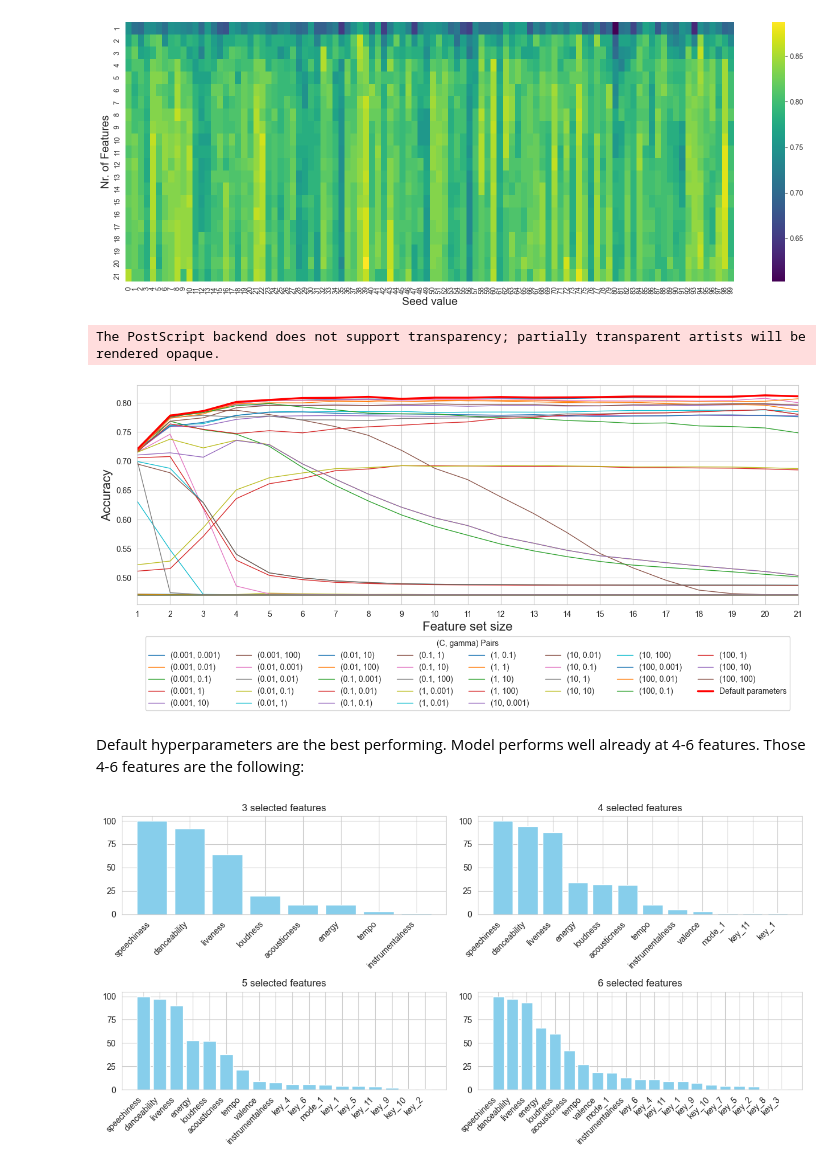
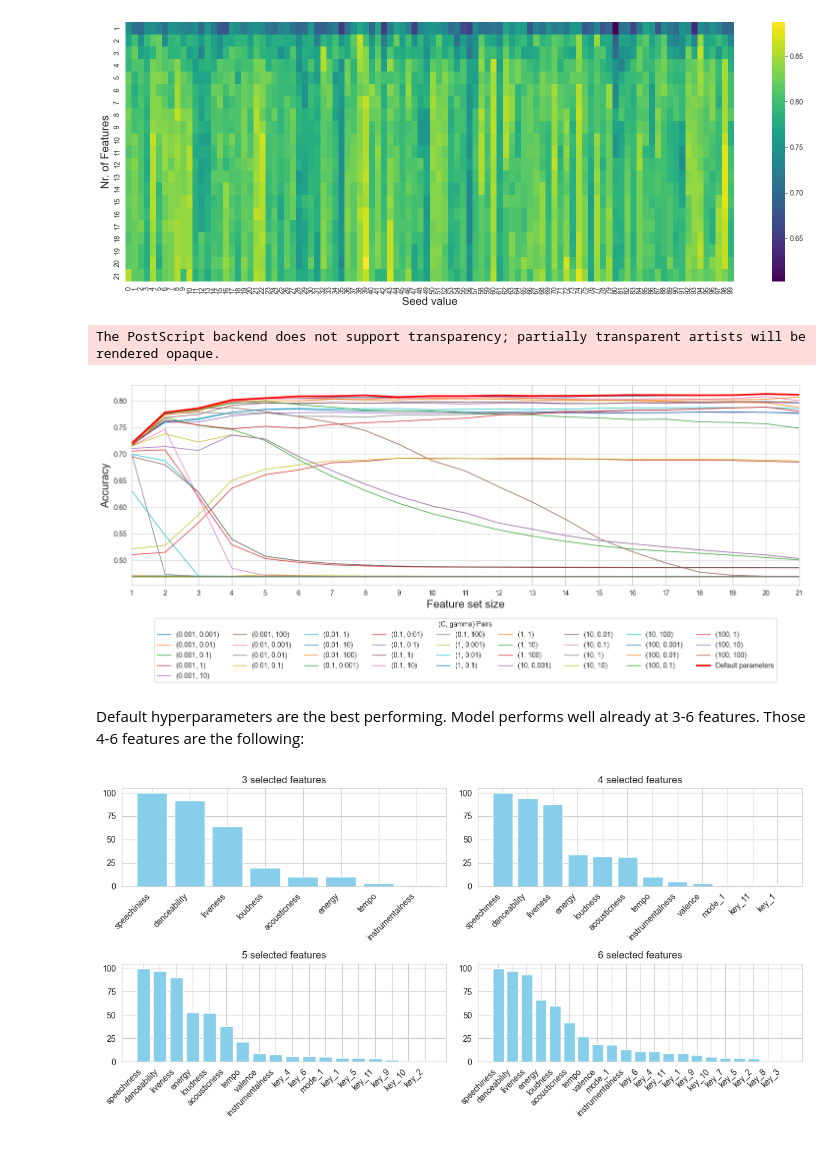
Before and after one commit to dprifer/SF2935__G007, a Jupyter notebook: SVM/SVM model.ipynb, the cells around one changed output. Saved outputs shown, nothing was run; the diff lists cells and outputs as text; code cells hidden in the pictures.

```diff
--- a/SVM/SVM model.ipynb
+++ b/SVM/SVM model.ipynb
@@ -190,5 +152,0 @@ Cohen's Kappa Score: 0.63
-# %%
-model, _ = svm_model('rbf', predictors_train, response_train, predictors_test, response_test)
-
-ConfusionMatrixDisplay.from_estimator(model, predictors_test, response_test, colorbar=False, cmap='viridis')
-plt.grid(False)
@@ -201,5 +152,0 @@ Cohen's Kappa Score: 0.71
-# %%
-model, _ = svm_model('rbf', predictors_train_mod, response_train_mod, predictors_test_mod, response_test_mod)
-
-ConfusionMatrixDisplay.from_estimator(model, predictors_test_mod, response_test_mod, colorbar=False, cmap='viridis')
-plt.grid(False)
@@ -529,26 +249,0 @@ Training DONE.
-# %%
-for i in range(1, predictors_train.shape[1] + 1):
-    for j in range(100):
-        if i == predictors_train.shape[1]:
-            seed = j
-            print(f'{i} features, seed = {seed}..', end='')
-            predictors_train, predictors_test, response_train, response_test = train_test_split(encoded_data, response, test_size=0.3, random_state=seed)
-            bestfeatures[i][seed] = predictors_test.columns
-            model, accuracy = svm_model('rbf', predictors_train, response_train, predictors_test, response_test, metrics='None')
-            n_features = predictors_train.shape[1]
-            X_variance = predictors_train.var().mean()
-            gamma_value = 1 / (n_features * X_variance)
-
-            C_grid = [0.001, 0.01, 0.1, 1, 10, 100]
-            gamma_grid = [0.001, 0.01, 0.1, 1, 10, 100]
-
-            accuracy_mod_dict[i][seed] = {}
-
-            for k in range(len(C_grid)):
-                accuracy_mod_dict[i][seed][k] = {}
-                for l in range(len(gamma_grid)):
-                    _, accuracy_mod = svm_model('rbf', predictors_train, response_train, predictors_test, response_test, c = C_grid[k], gamma = gamma_grid[l], metrics='None')
-                    accuracy_mod_dict[i][seed][k][l] = accuracy_mod
-
-            accuracy_orig_dict[i][seed] = accuracy
-            print('Training DONE.')
@@ -632,38 +309,39 @@ for i, val_i in accuracy_orig_dict.items():
 
 # Create the result dictionary for averages
 average_dict_mod = {}
 for i in sum_dict_mod:
     average_dict_mod[i] = {}
     for k in sum_dict_mod[i]:
         if k not in average_dict_mod[i]:
             average_dict_mod[i][k] = {}
         for l in sum_dict_mod[i][k]:
             average_dict_mod[i][k][l] = sum_dict_mod[i][k][l] / len(accuracy_mod_dict[i].items())
 
-plt.figure(figsize=(15, 5))
+plt.figure(figsize=(15, 7))
 for k in average_dict_mod[1]:  # Get k from the first i
         for l in average_dict_mod[1][k]:  # Get l from the first i
             # Prepare x and y data for plotting
             x = list(average_dict_mod.keys())
             #print(x)# i values (x-axis)
             y = [average_dict_mod[i][k][l] for i in x]  # corresponding y values
             #print(y)
             # Plotting
             plt.plot(x, y, label=f'({C_grid[k]}, {gamma_grid[l]})', linewidth=1)
 plt.plot(keys_orig, values_orig, linewidth=2.5, color='red', label='Default parameters')
 plt.xlabel('Feature set size', fontsize=16)
 plt.ylabel('Accuracy', fontsize=16)
-plt.legend(title='(C, gamma) Pairs', loc='lower center', ncol=8, bbox_to_anchor=(0.5, -0.5))
+plt.legend(title='(C, gamma) Pairs', loc='lower center', ncol=9, bbox_to_anchor=(0.5, -0.5))
 plt.grid(True)
 plt.xlim(1,21)
 plt.xticks(keys_orig)
+plt.tight_layout()
 plt.savefig('AccuracyHyperparameterVar.eps', format='eps')
 plt.show()
 # %% [output]
 The PostScript backend does not support transparency; partially transparent artists will be rendered opaque.
-[figure, old version]
+[figure, new version]
 # %% [markdown]
-Default hyperparameters are the best performing. Model performs well already at 4-6 features. Those 4-6 features are the following:
+Default hyperparameters are the best performing. Model performs well already at 3-6 features. Those 4-6 features are the following:
 # %%
 all_features_3 = []
 all_features_4 = []
```
Also changed, not shown: parts of 36 cells of this notebook, 4 other files.
